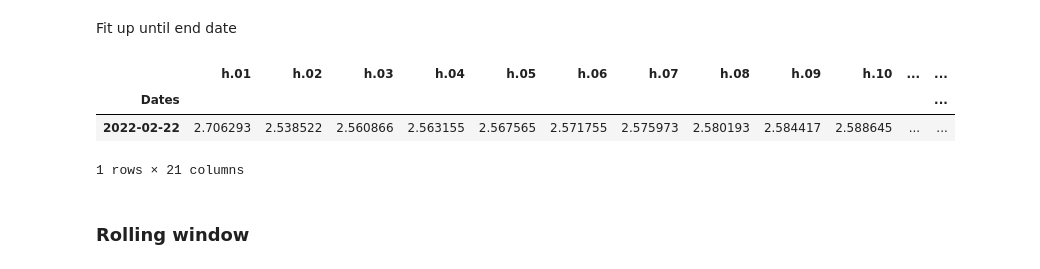
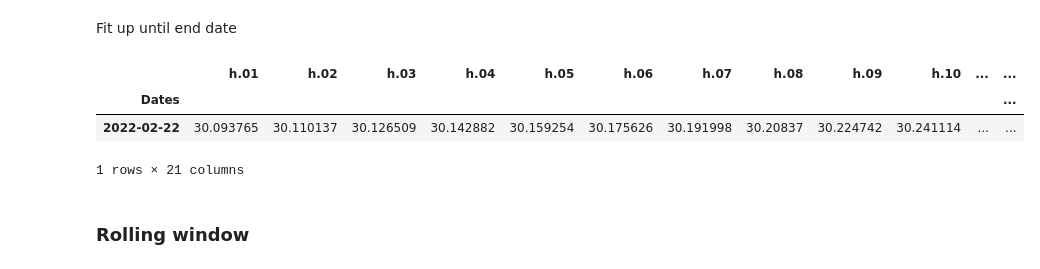
Before and after one commit to frederikbachdk/FXVolTrading, a Jupyter notebook: tradingstrategy/likelihood_analysis.ipynb, the cells around one changed output. Drawn from its saved outputs; the diff is of its cells as text; code cells hidden in the pictures.

```diff
--- a/tradingstrategy/likelihood_analysis.ipynb
+++ b/tradingstrategy/likelihood_analysis.ipynb
@@ -90,11 +80,11 @@ Fit up until end date
 # %%
 forecasts = model_fit.forecast(horizon=21, reindex=False)
 
-forecasts.variance
+forecasts.variance.multiply(np.sqrt(252))
 # %% [output]
 |  | h.01 | h.02 | h.03 | h.04 | h.05 | h.06 | h.07 | h.08 | h.09 | h.10 | ... | ... |
 | Dates |  |  |  |  |  |  |  |  |  |  |  | ... |
-| 2022-02-22 | 2.706293 | 2.538522 | 2.560866 | 2.563155 | 2.567565 | 2.571755 | 2.575973 | 2.580193 | 2.584417 | 2.588645 | ... | ... |
+| 2022-02-22 | 30.093765 | 30.110137 | 30.126509 | 30.142882 | 30.159254 | 30.175626 | 30.191998 | 30.20837 | 30.224742 | 30.241114 | ... | ... |
 1 rows × 21 columns
 # %% [markdown]
 ### Rolling window
```
Also changed, not shown: parts of 10 cells of this notebook, 1 other file.
